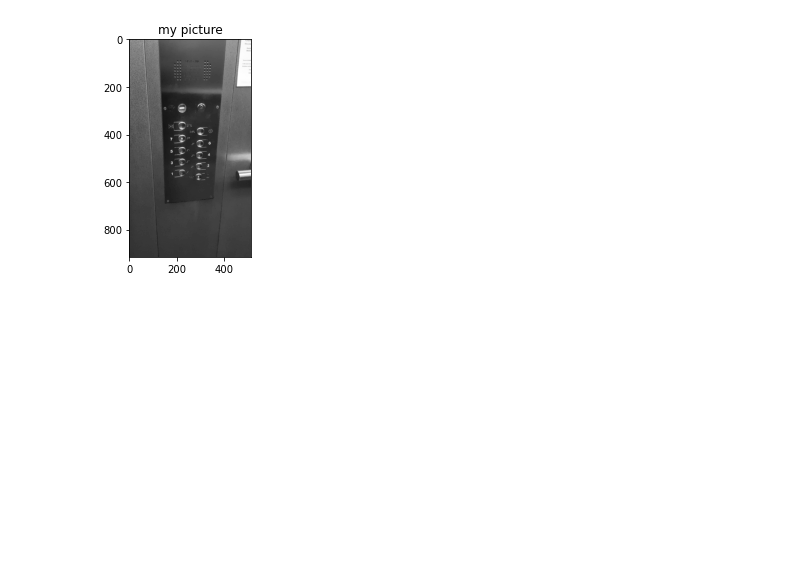
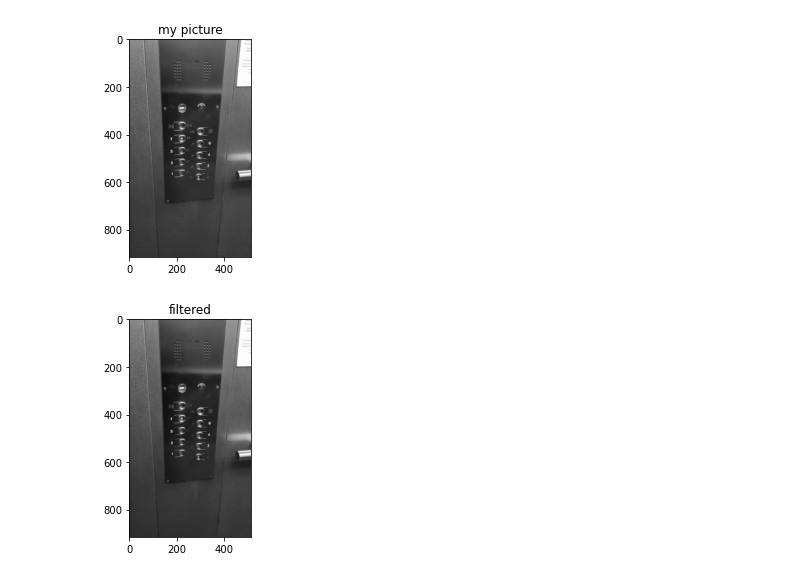
Before and after one commit to Hijtec/breach_rides_elevator, a Jupyter notebook: main/opencv/prepro_notebook.ipynb, the cells around one changed output. Drawn from its saved outputs; the diff is of its cells as text; code cells hidden in the pictures; blank space fills up the shorter version.

```diff
--- a/main/opencv/prepro_notebook.ipynb
+++ b/main/opencv/prepro_notebook.ipynb
@@ -14,3 +16,10 @@ plt.title('my picture')
 plt.show()
 # %% [output]
 [figure]
+# %%
+median_filtered = preprocess.median_filter(gray)
+plt.imshow(median_filtered, cmap="gray")
+plt.title('filtered')
+plt.show()
+# %% [output]
+[figure, added]
```
Also changed, not shown: parts of 5 cells of this notebook, 7 other files.
